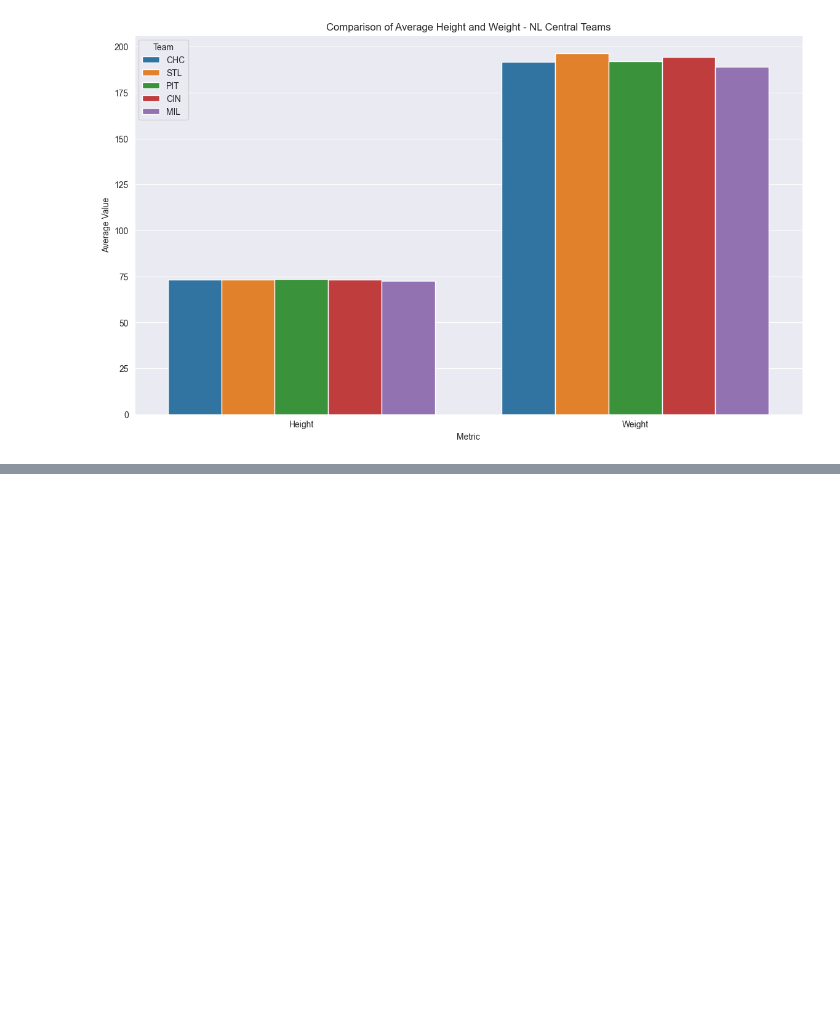
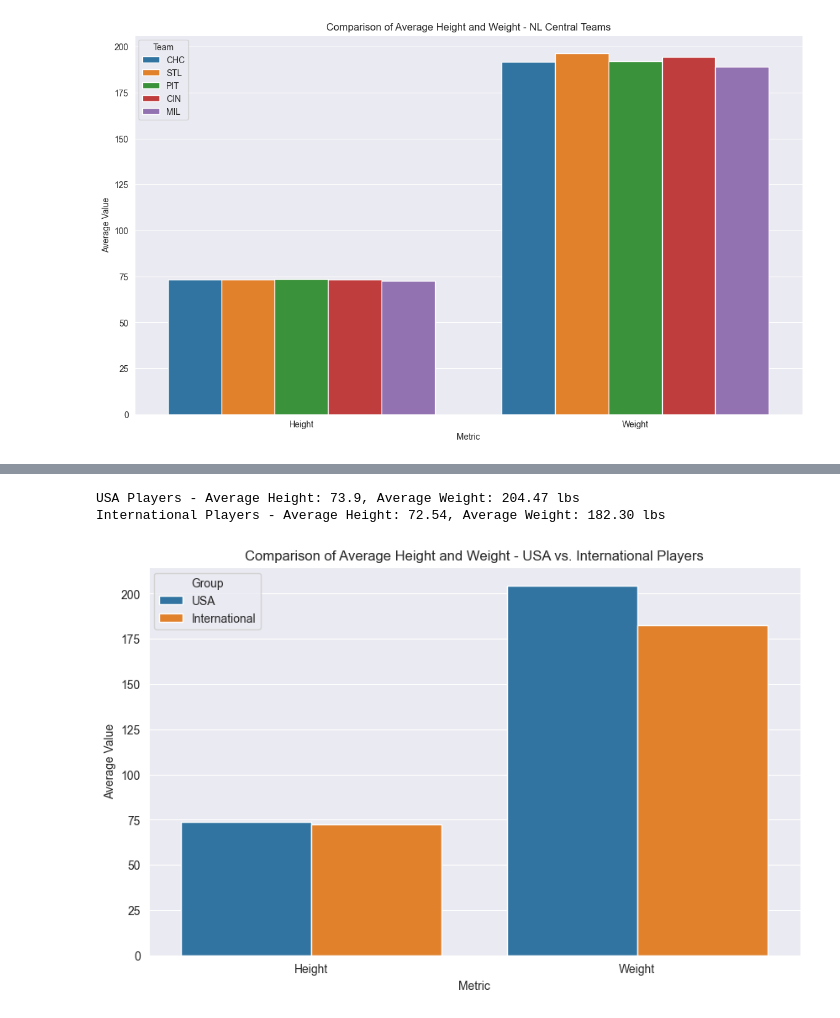
Before and after one commit to avidcyclist/baseball_data, a Jupyter notebook: data/all_players_messing_around.ipynb, the cells around one changed output, grey strips where cells are left out. Cells and saved outputs as stored; diff of their text form; code cells hidden in the pictures; blank space fills up the shorter version.

```diff
--- a/data/all_players_messing_around.ipynb
+++ b/data/all_players_messing_around.ipynb
@@ -284,0 +355,32 @@ print(f"Milwaukee Brewers - Average Height: {mil_avg_height:.2f}, Average Weight
+# %%
+
+all_players_usa = cleaned_data[cleaned_data['BirthCountry'] == 'Usa']
+all_players_intl = cleaned_data[cleaned_data['BirthCountry'] != 'Usa']
+# Calculate average height and weight for USA-born players
+usa_avg_height = all_players_usa['Height'].mean()
+usa_avg_weight = all_players_usa['Weight'].mean()
+
+# Calculate average height and weight for international players
+intl_avg_height = all_players_intl['Height'].mean()
+intl_avg_weight = all_players_intl['Weight'].mean()
+
+# Print the average height and weight for USA-born and international players
+print(f"USA Players - Average Height: {round((usa_avg_height), 2)}, Average Weight: {usa_avg_weight:.2f} lbs")
+print(f"International Players - Average Height: {round((intl_avg_height), 2)}, Average Weight: {intl_avg_weight:.2f} lbs")
+
+# Create a bar chart to compare the average height and weight of USA-born and international players
+avg_data = pd.DataFrame({
+    'Group': ['USA', 'USA', 'International', 'International'],
+    'Metric': ['Height', 'Weight', 'Height', 'Weight'],
+    'Average': [usa_avg_height, usa_avg_weight, intl_avg_height, intl_avg_weight]
+})
+
+plt.figure(figsize=(10, 6))
+sns.barplot(x='Metric', y='Average', hue='Group', data=avg_data)
+plt.title('Comparison of Average Height and Weight - USA vs. International Players')
+plt.ylabel('Average Value')
+plt.show()
+# %% [output]
+USA Players - Average Height: 73.9, Average Weight: 204.47 lbs
+International Players - Average Height: 72.54, Average Weight: 182.30 lbs
+[figure, added]
```
Also changed, not shown: parts of 10 cells of this notebook.
